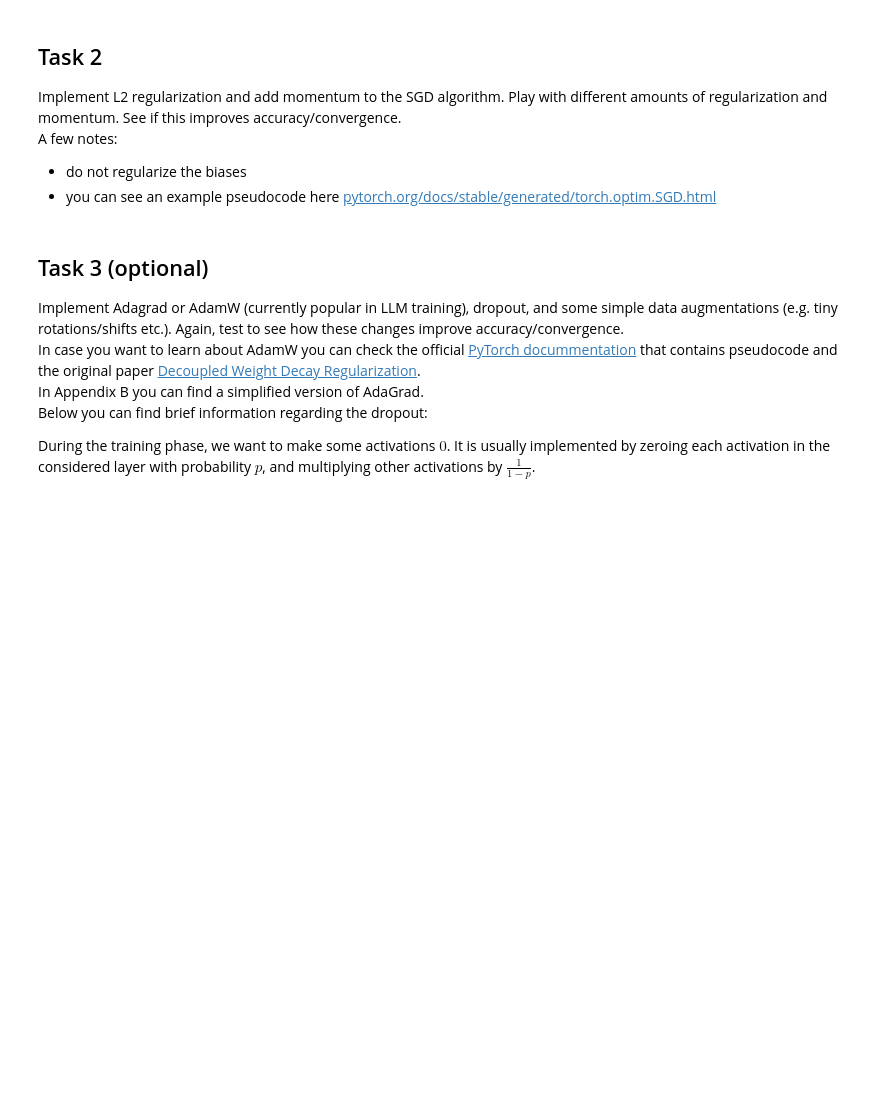
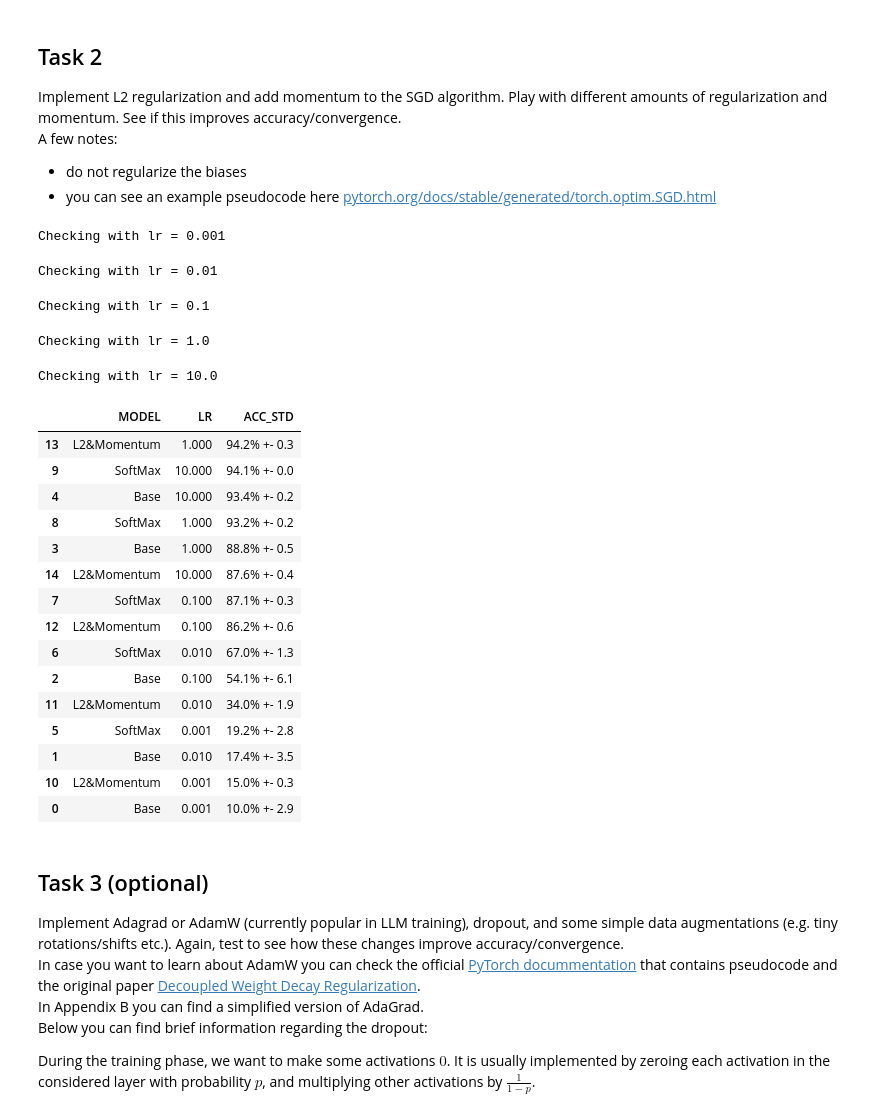
Before and after one commit to Sivvak/dnn, a Jupyter notebook: docs/lab3/DNN-Lab-3-mnist-again-student.ipynb, the cells around one changed output. Cells and saved outputs as stored; diff of their text form; code cells hidden in the pictures; blank space fills up the shorter version.

```diff
--- a/docs/lab3/DNN-Lab-3-mnist-again-student.ipynb
+++ b/docs/lab3/DNN-Lab-3-mnist-again-student.ipynb
@@ -491,35 +491,80 @@ A few notes:
 # %%
 class Task2(Network):
     def __init__(
         self, sizes: List[int], l2_factor: float = 1e-4, momentum: float = 0.05
     ):
         # initialize biases and weights with random normal distr.
         super().__init__(sizes=sizes)
         self.l2_factor = l2_factor
         self.momentum = momentum
         ## TODO
         ####{
-        pass
+        self.biases = [np.random.randn(y) for y in sizes[1:]]
+        self.weights = [np.random.randn(x, y) for x, y in zip(sizes[:-1], sizes[1:])]
         ###}
 
     def update_mini_batch(
         self, x_mini_batch: NDArray[float], y_mini_batch: NDArray[float], eta: float
     ) -> None:
         # Update network weights and biases by applying a single step
         # of gradient descent (with momentum and l2 regularization) using backpropagation to compute the gradient.
         # The gradient is computed for a mini_batch.
         # eta is the learning rate
         ## TODO
         ###{
-        pass
+        nabla_b, nabla_w = self.backprop(x_mini_batch, y_mini_batch)
+
+        # L2 regularization
+        if self.l2_factor != 0:
+            for i in range(len(nabla_w)):
+                nabla_w[i] += self.l2_factor * self.weights[i]
+
+        # momentum
+        if hasattr(self, "acc_w_grad") and hasattr(self, "acc_b_grad"):
+            self.acc_w_grad = [
+                acc * self.momentum + nabla
+                for acc, nabla in zip(self.acc_w_grad, nabla_w)
+            ]
+            self.acc_b_grad = [
+                acc * self.momentum + nabla
+                for acc, nabla in zip(self.acc_b_grad, nabla_b)
+            ]
+        else:
+            self.acc_w_grad = nabla_w
+            self.acc_b_grad = nabla_b
+
+        self.weights = [w - eta * nw for w, nw in zip(self.weights, self.acc_w_grad)]
+        self.biases = [b - eta * nb for b, nb in zip(self.biases, self.acc_b_grad)]
         ###}
 
 
 evaluate_model(
     model_name="L2&Momentum",
-    model_constructor=lambda x: Task2(x),
+    model_constructor=lambda x: Task2(x, l2_factor=1e-4, momentum=0.8),
     result_storage=RESULTS,
 )
+# %% [output]
+Checking with lr = 0.001
+Checking with lr = 0.01
+Checking with lr = 0.1
+Checking with lr = 1.0
+Checking with lr = 10.0
+|  | MODEL | LR | ACC_STD |
+| 13 | L2&Momentum | 1.000 | 94.2% +- 0.3 |
+| 9 | SoftMax | 10.000 | 94.1% +- 0.0 |
+| 4 | Base | 10.000 | 93.4% +- 0.2 |
+| 8 | SoftMax | 1.000 | 93.2% +- 0.2 |
+| 3 | Base | 1.000 | 88.8% +- 0.5 |
+| 14 | L2&Momentum | 10.000 | 87.6% +- 0.4 |
+| 7 | SoftMax | 0.100 | 87.1% +- 0.3 |
+| 12 | L2&Momentum | 0.100 | 86.2% +- 0.6 |
+| 6 | SoftMax | 0.010 | 67.0% +- 1.3 |
+| 2 | Base | 0.100 | 54.1% +- 6.1 |
+| 11 | L2&Momentum | 0.010 | 34.0% +- 1.9 |
+| 5 | SoftMax | 0.001 | 19.2% +- 2.8 |
+| 1 | Base | 0.010 | 17.4% +- 3.5 |
+| 10 | L2&Momentum | 0.001 | 15.0% +- 0.3 |
+| 0 | Base | 0.001 | 10.0% +- 2.9 |
 # %% [markdown]
 ## Task 3 (optional)
 
```
Also changed, not shown: parts of 6 cells of this notebook.
